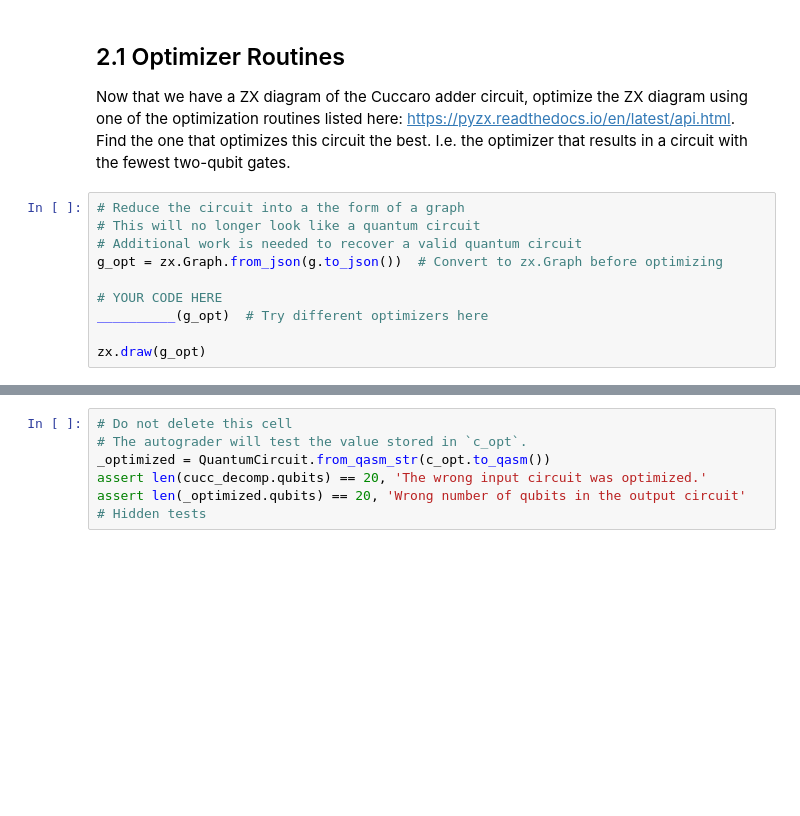
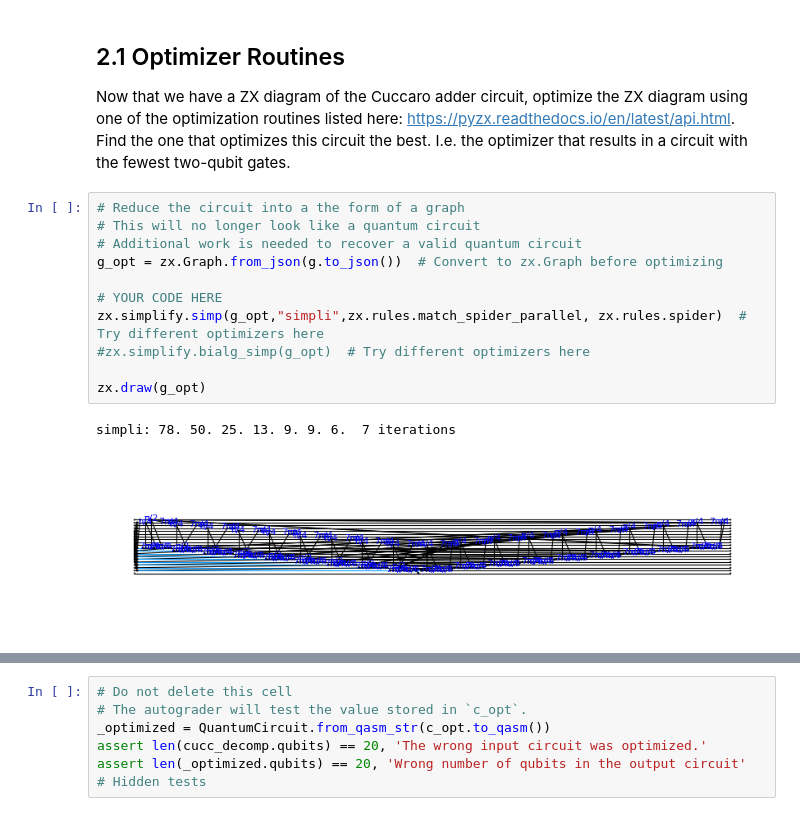
Before and after one commit to giriragav/UChicago---QCSD, a Jupyter notebook: Module 2/lab5/lab5.ipynb, the cells around one changed output, grey strips where cells are left out. Saved outputs shown, nothing was run; the diff lists cells and outputs as text; blank space fills up the shorter version.

```diff
--- a/Module 2/lab5/lab5.ipynb
+++ b/Module 2/lab5/lab5.ipynb
@@ -488,13 +511,17 @@ Now that we have a ZX diagram of the Cuccaro adder circuit, optimize the ZX diag
 # %%
 # Reduce the circuit into a the form of a graph
 # This will no longer look like a quantum circuit
 # Additional work is needed to recover a valid quantum circuit
 g_opt = zx.Graph.from_json(g.to_json())  # Convert to zx.Graph before optimizing
 
 # YOUR CODE HERE
-__________(g_opt)  # Try different optimizers here
+zx.simplify.simp(g_opt,"simpli",zx.rules.match_spider_parallel, zx.rules.spider)  # Try different optimizers here
+#zx.simplify.bialg_simp(g_opt)  # Try different optimizers here
 
 zx.draw(g_opt)
+# %% [output]
+simpli: 78. 50. 25. 13. 9. 9. 6.  7 iterations
+[figure, added]
 # %%
 # Convert the graph back into a quantum circuit
 # This may not find the smallest possible circuit
```
Also changed, not shown: parts of 7 cells of this notebook.
